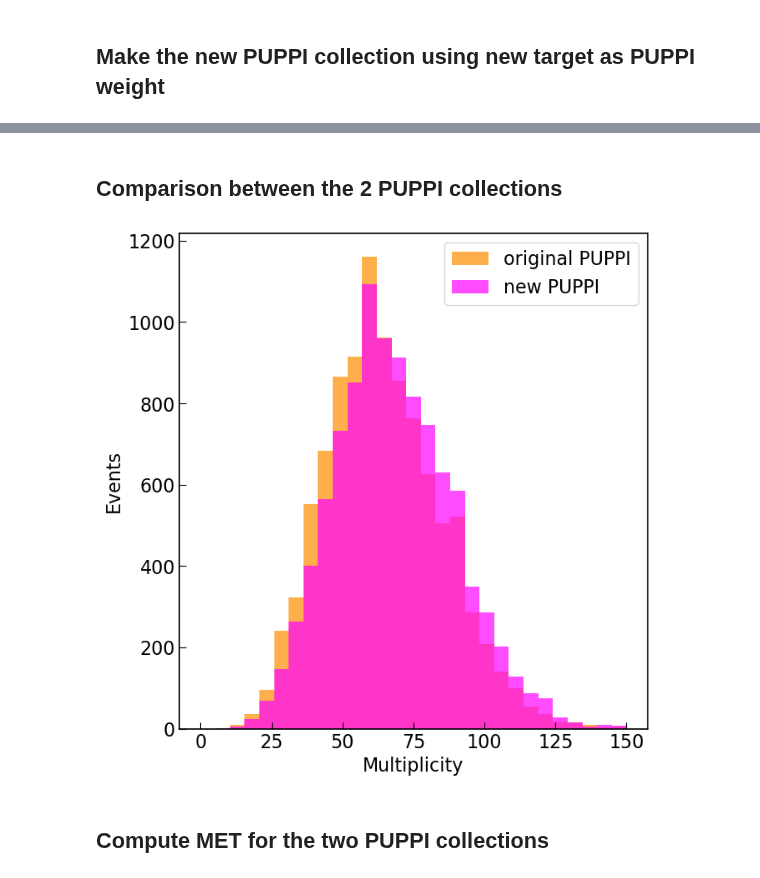
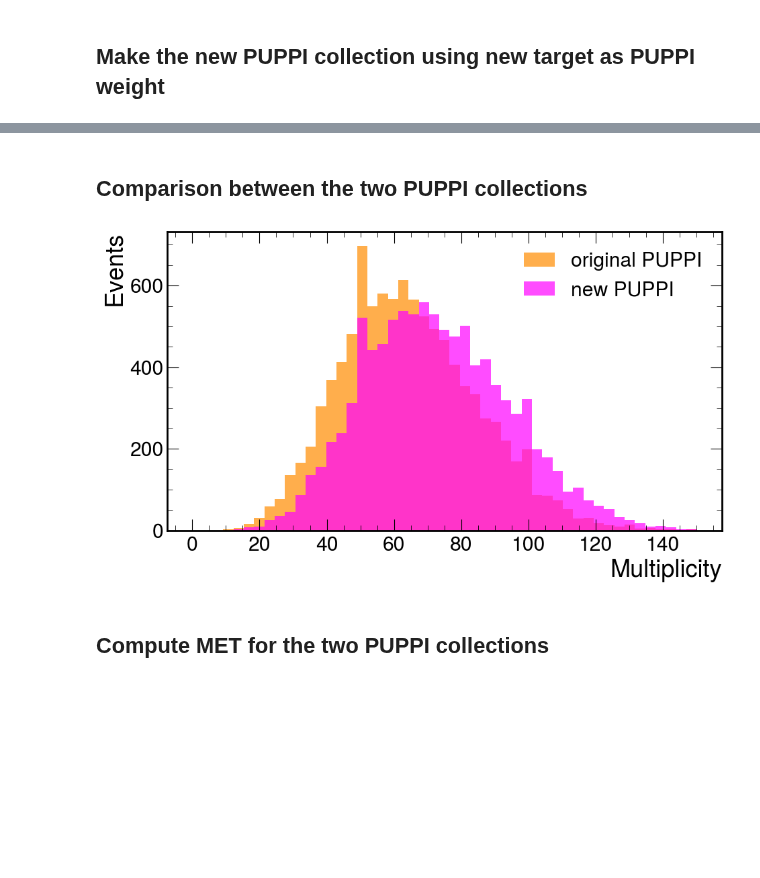
Before and after one commit to kyungminparkdrums/Coffea4FastPUPPI, a Jupyter notebook: Notebooks/MET_pipeline.ipynb, the cells around one changed output, grey strips where cells are left out. Cells and saved outputs as stored; diff of their text form; code cells hidden in the pictures; blank space fills up the shorter version.

Commit message:
Updated MET-pipeline notebook with study based on latest ntuples

```diff
--- a/Notebooks/MET_pipeline.ipynb
+++ b/Notebooks/MET_pipeline.ipynb
@@ -5,21 +5,15 @@ import matplotlib.pyplot as plt
 import awkward as ak
 import matplotlib as mpl
 # %%
-# ---------- CMS Style ----------
-plt.style.use('default')
-mpl.rcParams['font.size'] = 16
-mpl.rcParams['font.family'] = 'sans-serif'
-mpl.rcParams['axes.linewidth'] = 1.2
-mpl.rcParams['xtick.direction'] = 'in'
-mpl.rcParams['ytick.direction'] = 'in'
-mpl.rcParams['xtick.major.size'] = 6
-mpl.rcParams['ytick.major.size'] = 6
-mpl.rcParams['xtick.minor.size'] = 3
-mpl.rcParams['ytick.minor.size'] = 3
+import mplhep as hep
+hep.style.use("CMS")
 # %%
-## in this file PUPPI == PF candidates
+## NOTE: In this file PUPPI == PF candidates
+## -----------------------------------------
+
 #file_path = "/eos/cms/store/cmst3/group/l1tr/elfontan/l1tPFplusPuppi/fp_ntuples_NNVtx_151X/TT_PU200/FP/151Xv0/perfNano_16283968_110.root"
-file_path = "/eos/cms/store/cmst3/group/l1tr/elfontan/l1tPFplusPuppi/fp_ntuples_NNVtx_151X/TT_PU200/perfNano_PU200.root"
+#file_path = "/eos/cms/store/cmst3/group/l1tr/elfontan/l1tPFplusPuppi/fp_ntuples_NNVtx_151X/TT_PU200/perfNano_PU200.root"
+file_path = "/eos/cms/store/cmst3/group/l1tr/elfontan/l1tPFplusPuppi/fp_ntuples_151X_targetStudies/perfNano_PU200.root"
 
 file = uproot.open(file_path)
 events = file["Events"]
@@ -418,5 +454,7 @@ plt.show()
 # %%
+# -----------------------------------
 # NEW PUPPI selection storage
+# -----------------------------------
 new_selected_counts = []
 new_selected_pts = []
 new_selected_etas = []
@@ -433,7 +471,7 @@ for iev in range(len(pt)):
     sel_effpt = []
 
     for pt_i, weight_i, charge_i, nnVtxScore_i, eta_i, phi_i, mass_i, pdgid_i in zip(
-            pt[iev], new_weight[iev], charge[iev], nnVtxScore[iev],
+            pt[iev], ak_new_weight[iev], charge[iev], nnVtxScore[iev],
             eta[iev], phi[iev], mass[iev], pdgid[iev]):
 
         abs_eta = abs(eta_i)
@@ -521,21 +561,21 @@ plt.show()
 # %% [markdown]
-## Comparison between the 2 PUPPI collections
+## Comparison between the two PUPPI collections
 # %%
-plt.figure(figsize=(7,7))
+plt.figure(figsize=(10,6))
 
-bins = np.linspace(0, 150, 30)  # 10 bins from 0 to 30
+bins = np.linspace(0, 150, 50)
 plt.hist(selected_counts, bins=bins, alpha=0.7, color='darkorange', label='original PUPPI')
 
 plt.hist(new_selected_counts, bins=bins, alpha=0.7, color='magenta', label='new PUPPI')
 plt.xlabel('Multiplicity')
 plt.ylabel('Events')
 plt.legend()
 
 
 plt.tight_layout()
 plt.show()
 # %% [output]
-[figure, old version]
+[figure, new version]
 # %% [markdown]
 ## Compute MET for the two PUPPI collections
 # %%
```
Also changed, not shown: parts of 15 cells of this notebook.
